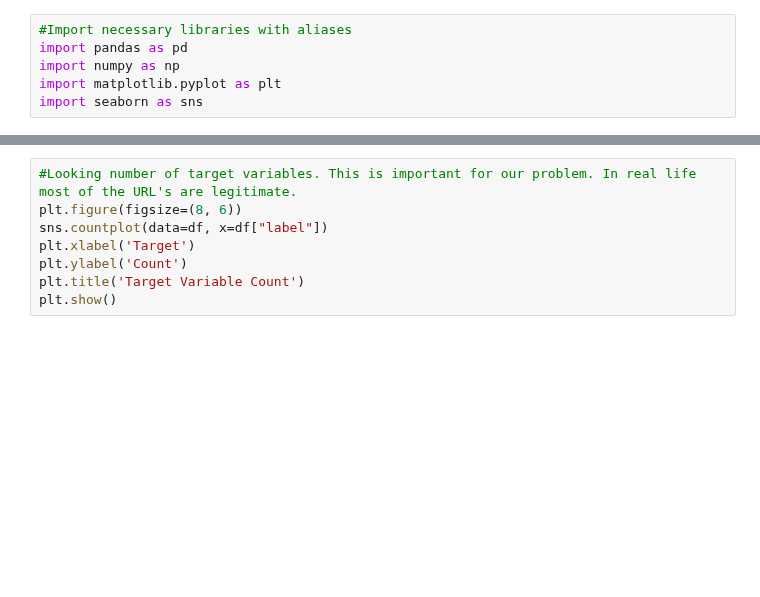
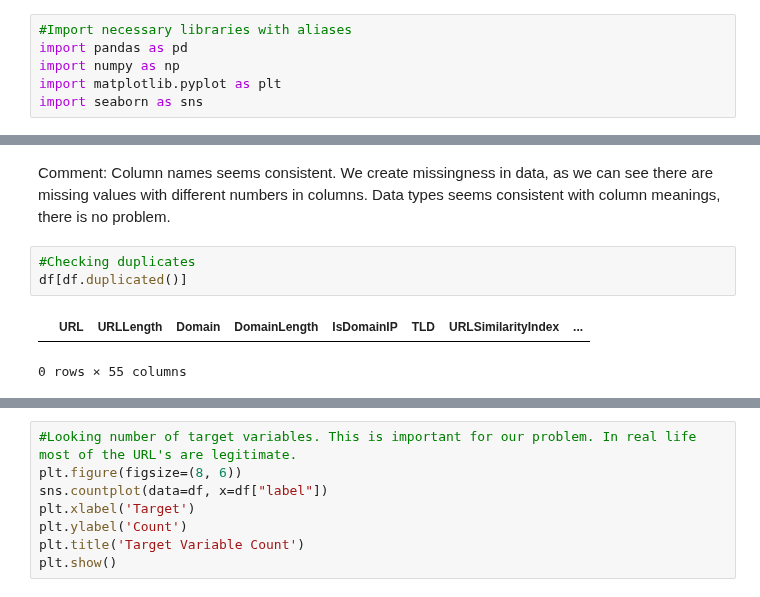
Before and after one commit to BugraAKKUS/Phishing-URL--Website--Detection, a Jupyter notebook: EDA_emre.ipynb, the cells around one changed output, grey strips where cells are left out. Cells and saved outputs as stored; diff of their text form; blank space fills up the shorter version.

```diff
--- a/EDA_emre.ipynb
+++ b/EDA_emre.ipynb
@@ -53,0 +50,8 @@ Comment: We have 55 features and 1 target variable. Data has 234795 number of UR
+# %% [markdown]
+Comment: Column names seems consistent. We create missingness in data, as we can see there are missing values with different numbers in columns. Data types seems consistent with column meanings, there is no problem.
+# %%
+#Checking duplicates
+df[df.duplicated()]
+# %% [output]
+|  | URL | URLLength | Domain | DomainLength | IsDomainIP | TLD | URLSimilarityIndex | ... |
+0 rows × 55 columns
```
Also changed, not shown: parts of 17 cells of this notebook.
